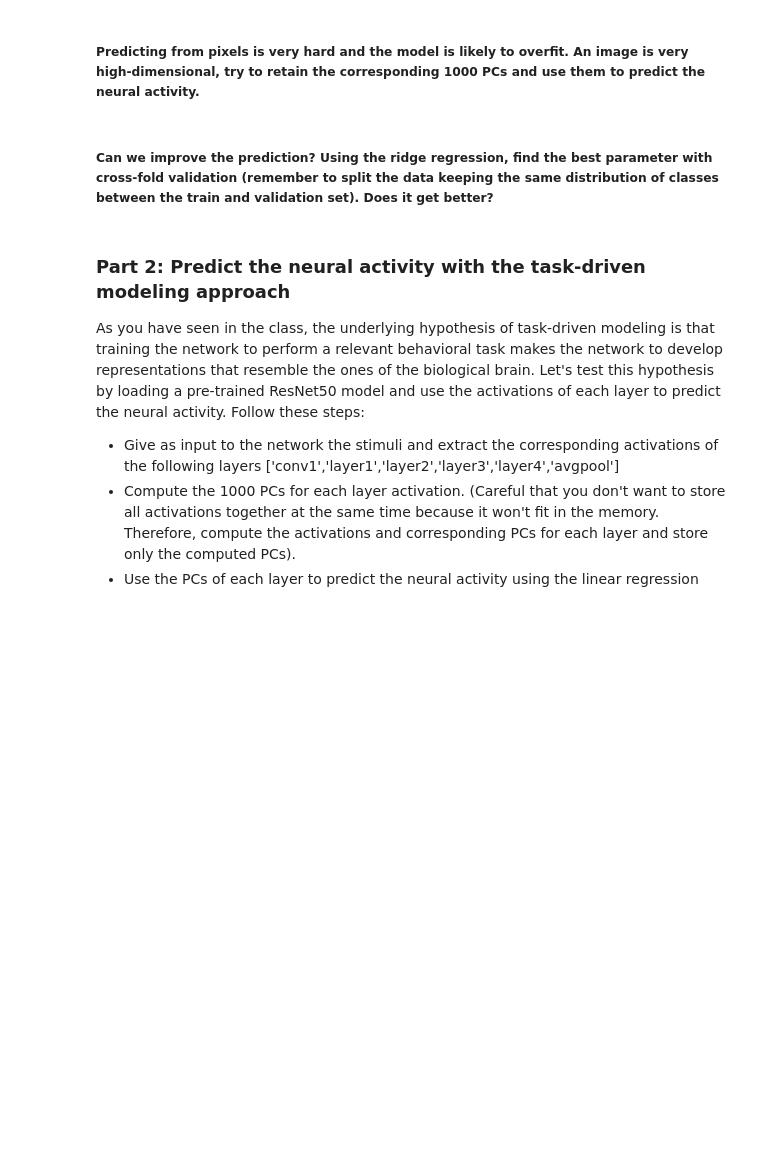
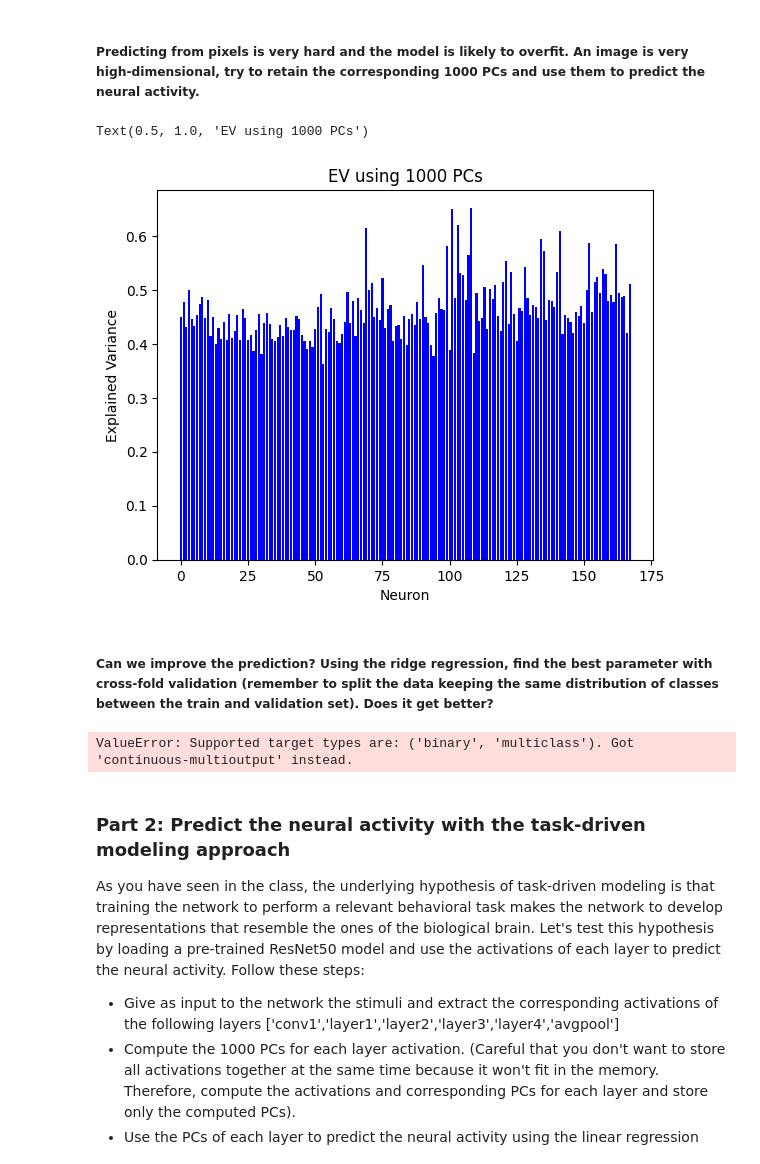
Before and after one commit to barbaragrosjean/Brain_like_mini_project, a Jupyter notebook: week6.ipynb, the cells around one changed output. Saved outputs shown, nothing was run; the diff lists cells and outputs as text; code cells hidden in the pictures; blank space fills up the shorter version.

```diff
--- a/week6.ipynb
+++ b/week6.ipynb
@@ -136,14 +138,35 @@ NameError: name 'ridge_model' is not defined
 # %%
 from sklearn.decomposition import PCA
 
 # Project the stimulus on its first 1000 PCs
 pca = PCA(n_components=1000)
 X_reduced = pca.fit_transform(X)
 
 # Re-train with lower-dimensional data
 ridge_model_reduced = Ridge(alpha=1.0)
 ridge_model_reduced.fit(X_reduced, y)
 
 # Do the same analysis as above but with ridhe_model_reduced
+y_pred_reduced = ridge_model_reduced.predict(X_reduced)
+
+correlation_scores_reduced = []
+explained_variance_scores_reduced = []
+
+for i in range(y.shape[1]):
+    # Correlation
+    corr = np.corrcoef(y[:, i], y_pred_reduced[:, i])[0, 1]
+    correlation_scores_reduced.append(corr)
+
+    # Explained variance
+    explained_variance = explained_variance_score(y[:, i], y_pred_reduced[:, i])
+    explained_variance_scores_reduced.append(explained_variance)
+
+plt.bar(range(y.shape[1]), explained_variance_scores_reduced, color='blue')
+plt.xlabel('Neuron')
+plt.ylabel('Explained Variance')
+plt.title('EV using 1000 PCs')
+# %% [output]
+Text(0.5, 1.0, 'EV using 1000 PCs')
+[figure, added]
 # %% [markdown]
 ##### Can we improve the prediction? Using the ridge regression, find the best parameter with cross-fold validation (remember to split the data keeping the same distribution of classes between the train and validation set). Does it get better?
@@ -154,3 +173,32 @@ ridge_model_reduced.fit(X_reduced, y)
+# %%
+# Idk if we should keep using the lower-dimensional input (1000 PCs) or the original data, I assume so as without reducing the dimensionality the model strongly overfits (cf first question)
+from sklearn.model_selection import StratifiedKFold
+
+alphas = np.logspace(start=-4, stop=1, num=25)
+
+# Use StratifiedKFold to preserve the percentage of samples for each class
+skf = StratifiedKFold()
+ev_alphas = []
+
+for i in range(len(alphas)):
+    rr_alpha = Ridge(alpha=alphas[i])
+    ev_alpha = []
+
+    # Here we only use X_reduced which was obtained from the training data, but we should maybe lump the validation and training data ! No?
+    for train_index, val_index in skf.split(X_reduced, y):
+        x_train_fold, x_val_fold = X_reduced[train_index], X_reduced[val_index]
+        y_train_fold, y_val_fold = y[train_index], y[val_index]
+
+        # Fit the model using train data
+        rr_alpha.fit(x_train_fold, y_train_fold)
+
+        # Evaluate the model using validation data
+        y_pred = rr_alpha.predict(x_val_fold)
+        ev_alpha.append(explained_variance_score(y_val_fold[:, i], y_pred[:, i]))
+
+    ev_alphas.append(np.mean(ev_alpha))
+# %% [output]
+ValueError: Supported target types are: ('binary', 'multiclass'). Got 'continuous-multioutput' instead.
 # %% [markdown]
 ### Part 2: Predict the neural activity with the task-driven modeling approach
 
```
Also changed, not shown: parts of 6 cells of this notebook.
